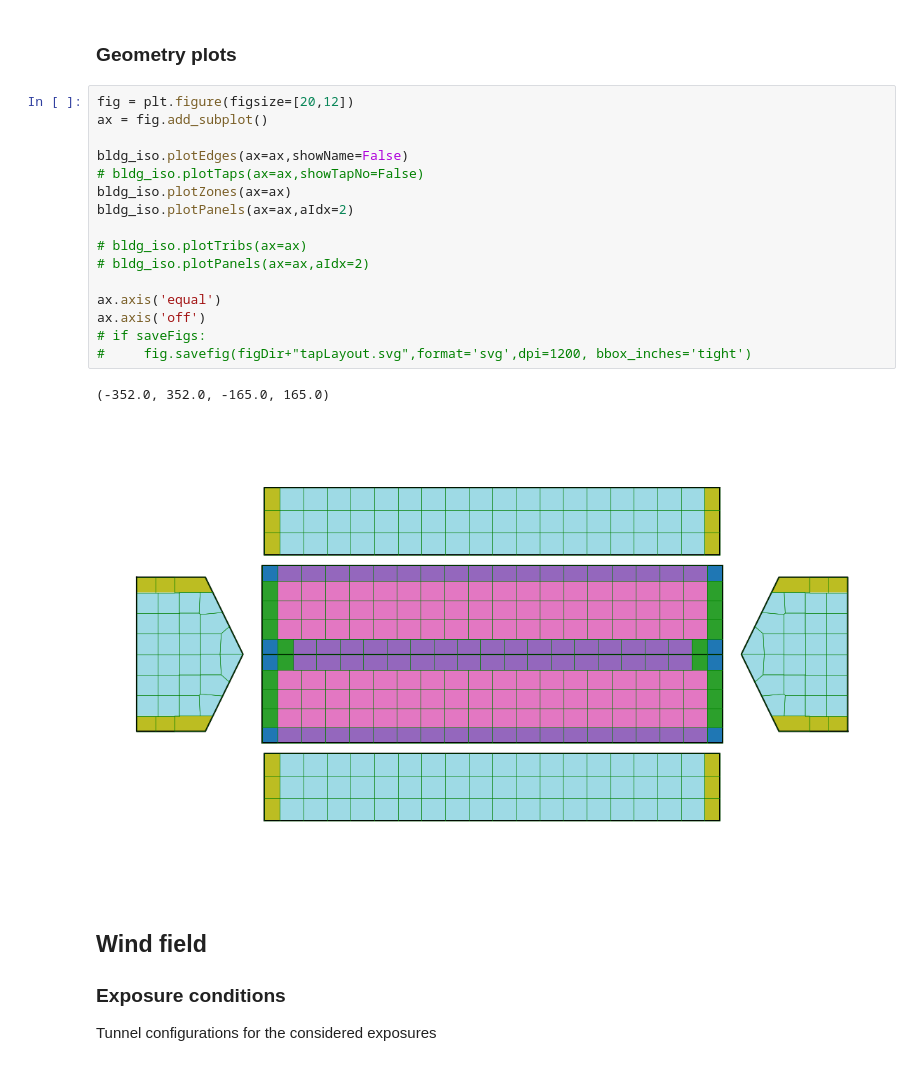
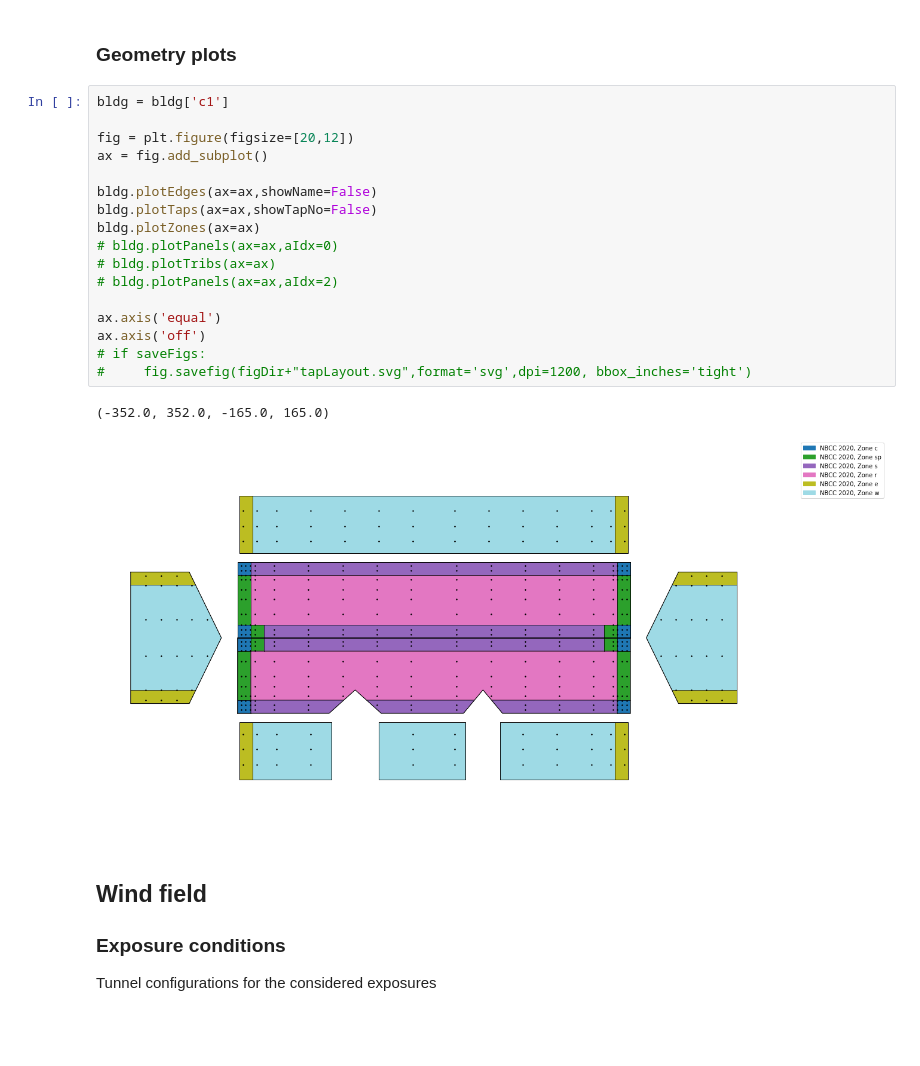
Before and after one commit to Tsinuel/windCalc, a Jupyter notebook: src/notebooks/NRCtests/nrcNB_Case1.ipynb, the cells around one changed output. Drawn from its saved outputs; the diff is of its cells as text; blank space fills up the shorter version.

```diff
--- a/src/notebooks/NRCtests/nrcNB_Case1.ipynb
+++ b/src/notebooks/NRCtests/nrcNB_Case1.ipynb
@@ -512,24 +603,25 @@ print(bldg_iso.error_in_zones)
 # %% [markdown]
 ### Geometry plots
 # %%
+bldg = bldg['c1']
+
 fig = plt.figure(figsize=[20,12])
 ax = fig.add_subplot()
 
-bldg_iso.plotEdges(ax=ax,showName=False)
-# bldg_iso.plotTaps(ax=ax,showTapNo=False)
-bldg_iso.plotZones(ax=ax)
-bldg_iso.plotPanels(ax=ax,aIdx=2)
-
-# bldg_iso.plotTribs(ax=ax)
-# bldg_iso.plotPanels(ax=ax,aIdx=2)
+bldg.plotEdges(ax=ax,showName=False)
+bldg.plotTaps(ax=ax,showTapNo=False)
+bldg.plotZones(ax=ax)
+# bldg.plotPanels(ax=ax,aIdx=0)
+# bldg.plotTribs(ax=ax)
+# bldg.plotPanels(ax=ax,aIdx=2)
 
 ax.axis('equal')
 ax.axis('off')
 # if saveFigs:
 #     fig.savefig(figDir+"tapLayout.svg",format='svg',dpi=1200, bbox_inches='tight')
 # %% [output]
 (-352.0, 352.0, -165.0, 165.0)
-[figure, old version]
+[figure, new version]
 # %% [markdown]
 ## Wind field
 
```
Also changed, not shown: parts of 32 cells of this notebook, 6 other files.
